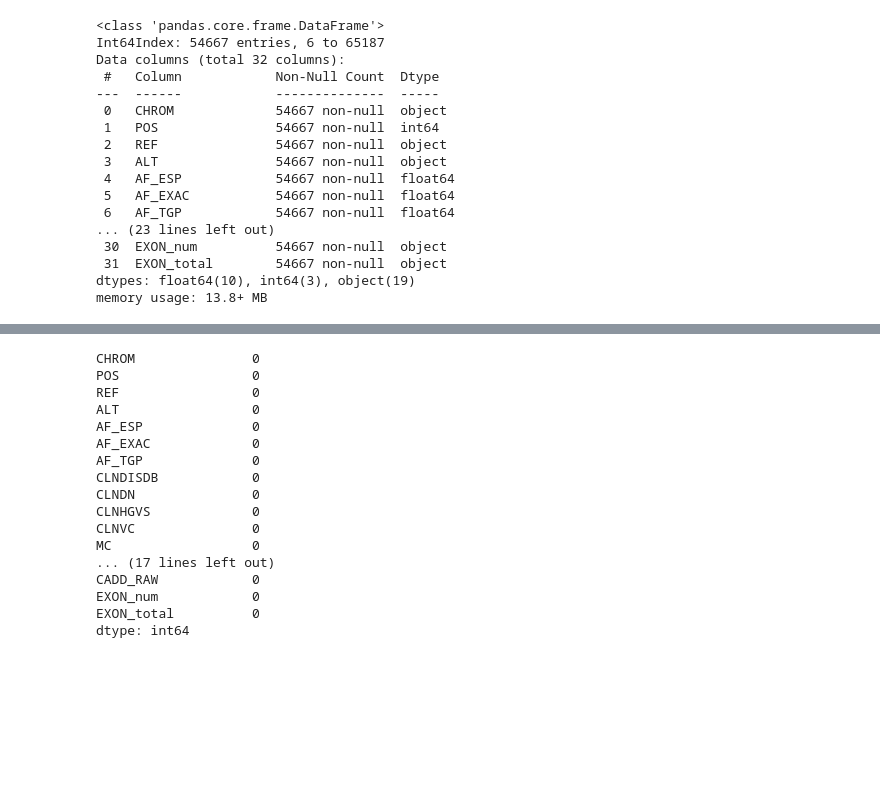
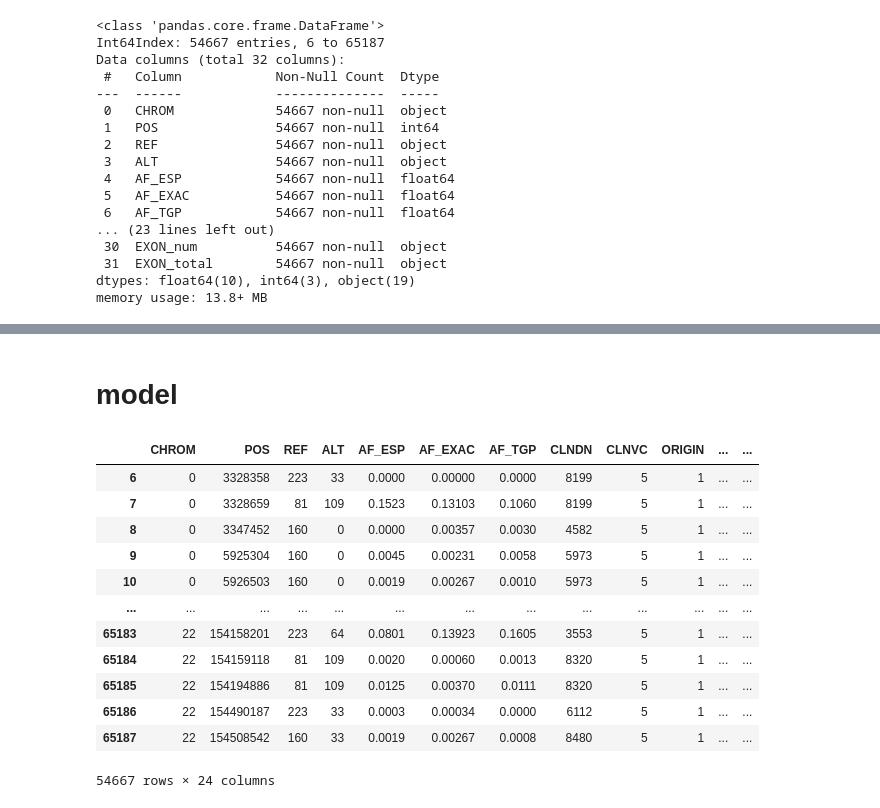
Before and after one commit to AhmedTaha7220/DataScienceProject, a Jupyter notebook: Genes.ipynb, the cells around one changed output, grey strips where cells are left out. Drawn from its saved outputs; the diff is of its cells as text; code cells hidden in the pictures; blank space fills up the shorter version.

Commit message:
Upload models

```diff
--- a/Genes.ipynb
+++ b/Genes.ipynb
@@ -69,7 +61,6 @@ df.drop(['CLNDISDBINCL' ,'CLNDNINCL' ,'CLNSIGINCL' ,'CLNVI' ,'SSR' ,'INTRON' ,'D
          ,'BAM_EDIT' ,'SIFT' ,'PolyPhen' ,'MOTIF_NAME' ,'MOTIF_POS' ,'HIGH_INF_POS'
          ,'MOTIF_SCORE_CHANGE' ,'BLOSUM62'] ,axis = 1 ,inplace = True)
 # %%
-# Drop rows that contain NaN .
 df.dropna(subset=['MC'], inplace=True)
 df.dropna(subset=['SYMBOL'], inplace=True)
 df.dropna(subset=['Feature_type'], inplace=True)
@@ -78,7 +69,6 @@ df.dropna(subset=['BIOTYPE'], inplace=True)
 df.dropna(subset=['STRAND'], inplace=True)
 df.dropna(subset=['CADD_PHRED'], inplace=True)
 df.dropna(subset=['CADD_RAW'], inplace=True)
-df.dropna(subset=['EXON'], inplace=True)
 df.isna().sum()
 # %% [output]
 CHROM                  0
@@ -225,0 +228,2 @@ df.to_csv('clinvar_conflicting.csv')
+# %% [markdown]
+# model
@@ -226,20 +245,16 @@ df.to_csv('clinvar_conflicting.csv')
 # %%
-df.isna().sum()
+df
 # %% [output]
+|  | CHROM | POS | REF | ALT | AF_ESP | AF_EXAC | AF_TGP | CLNDN | CLNVC | ORIGIN | ... | ... |
+| 6 | 0 | 3328358 | 223 | 33 | 0.0000 | 0.00000 | 0.0000 | 8199 | 5 | 1 | ... | ... |
+| 7 | 0 | 3328659 | 81 | 109 | 0.1523 | 0.13103 | 0.1060 | 8199 | 5 | 1 | ... | ... |
+| 8 | 0 | 3347452 | 160 | 0 | 0.0000 | 0.00357 | 0.0030 | 4582 | 5 | 1 | ... | ... |
+| 9 | 0 | 5925304 | 160 | 0 | 0.0045 | 0.00231 | 0.0058 | 5973 | 5 | 1 | ... | ... |
+| 10 | 0 | 5926503 | 160 | 0 | 0.0019 | 0.00267 | 0.0010 | 5973 | 5 | 1 | ... | ... |
+| ... | ... | ... | ... | ... | ... | ... | ... | ... | ... | ... | ... | ... |
+| 65183 | 22 | 154158201 | 223 | 64 | 0.0801 | 0.13923 | 0.1605 | 3553 | 5 | 1 | ... | ... |
+| 65184 | 22 | 154159118 | 81 | 109 | 0.0020 | 0.00060 | 0.0013 | 8320 | 5 | 1 | ... | ... |
+| 65185 | 22 | 154194886 | 81 | 109 | 0.0125 | 0.00370 | 0.0111 | 8320 | 5 | 1 | ... | ... |
+| 65186 | 22 | 154490187 | 223 | 33 | 0.0003 | 0.00034 | 0.0000 | 6112 | 5 | 1 | ... | ... |
+| 65187 | 22 | 154508542 | 160 | 33 | 0.0019 | 0.00267 | 0.0008 | 8480 | 5 | 1 | ... | ... |
-CHROM               0
-POS                 0
-REF                 0
-ALT                 0
-AF_ESP              0
-AF_EXAC             0
-AF_TGP              0
-CLNDISDB            0
-CLNDN               0
-CLNHGVS             0
-CLNVC               0
-MC                  0
-... (17 lines left out)
-CADD_RAW            0
-EXON_num            0
-EXON_total          0
-dtype: int64
+54667 rows × 24 columns
```
Also changed, not shown: parts of 53 cells of this notebook.
